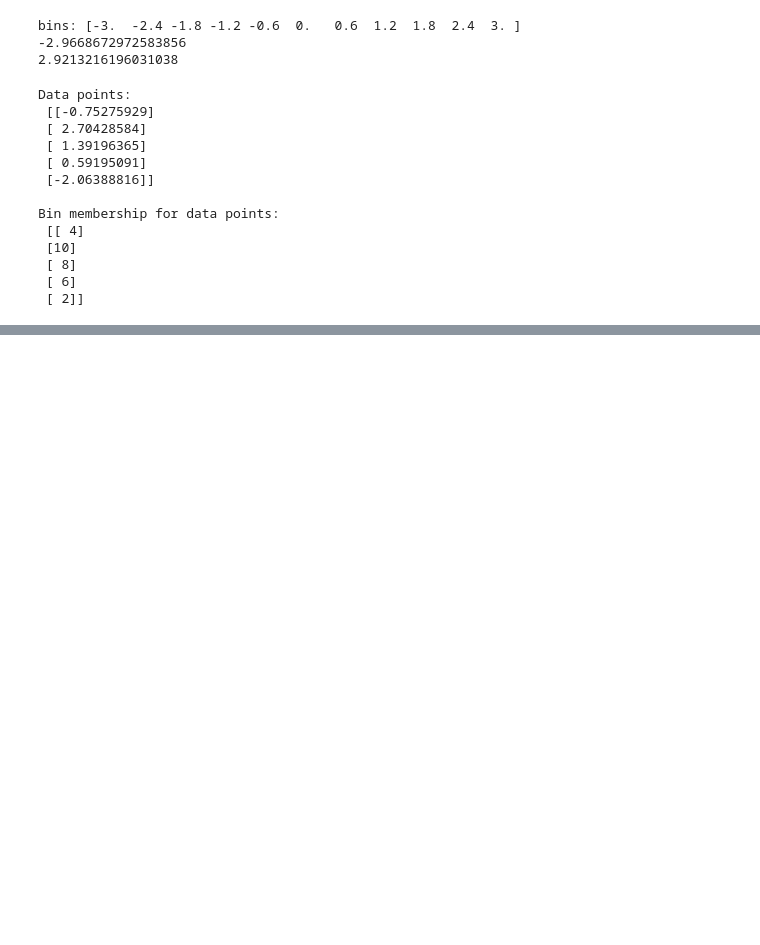
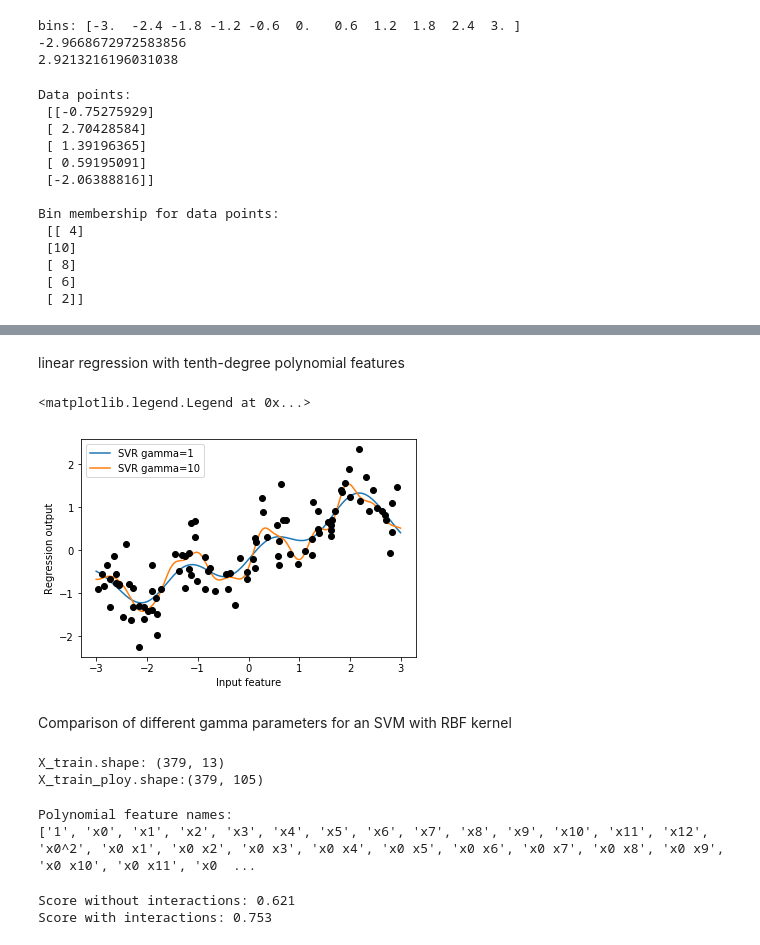
Before and after one commit to AnnYN/classify, a Jupyter notebook: chapter4.ipynb, the cells around one changed output, grey strips where cells are left out. Saved outputs shown, nothing was run; the diff lists cells and outputs as text; code cells hidden in the pictures; blank space fills up the shorter version.

```diff
--- a/chapter4.ipynb
+++ b/chapter4.ipynb
@@ -103,0 +209,18 @@ plt.xlabel("Input feature")
+# %% [markdown]
+linear regression with tenth-degree polynomial features
+# %%
+from sklearn.svm import SVR
+
+for gamma in [1, 10]:
+    svr = SVR(gamma=gamma).fit(X, y)
+    plt.plot(line, svr.predict(line), label='SVR gamma={}'.format(gamma))
+
+plt.plot(X[:, 0], y, 'o', c='k')
+plt.ylabel("Regression output")
+plt.xlabel("Input feature")
+plt.legend(loc="best")
+# %% [output]
+<matplotlib.legend.Legend at 0x...>
+[figure, added]
+# %% [markdown]
+Comparison of different gamma parameters for an SVM with RBF kernel
@@ -103,0 +240,25 @@ plt.xlabel("Input feature")
+# %%
+poly = PolynomialFeatures(degree=2).fit(X_train_scaled)
+X_train_poly = poly.transform(X_train_scaled)
+X_test_poly = poly.transform(X_test_scaled)
+print("X_train.shape: {}".format(X_train.shape))
+print("X_train_ploy.shape:{}".format(X_train_ploy.shape))
+# %% [output]
+X_train.shape: (379, 13)
+X_train_ploy.shape:(379, 105)
+# %%
+print("Polynomial feature names:\n{}".format(poly.get_feature_names()))
+# %% [output]
+Polynomial feature names:
+['1', 'x0', 'x1', 'x2', 'x3', 'x4', 'x5', 'x6', 'x7', 'x8', 'x9', 'x10', 'x11', 'x12', 'x0^2', 'x0 x1', 'x0 x2', 'x0 x3', 'x0 x4', 'x0 x5', 'x0 x6', 'x0 x7', 'x0 x8', 'x0 x9', 'x0 x10', 'x0 x11', 'x0  ...
+# %%
+from sklearn.linear_model import Ridge
+ridge = Ridge().fit(X_train_scaled, y_train)
+print("Score without interactions: {:.3f}".format(
+    ridge.score(X_test_scaled, y_test)))
+ridge = Ridge().fit(X_train_poly, y_train)
+print("Score with interactions: {:.3f}".format(
+    ridge.score(X_test_poly, y_test)))
+# %% [output]
+Score without interactions: 0.621
+Score with interactions: 0.753
```
Also changed, not shown: parts of 17 cells of this notebook.
